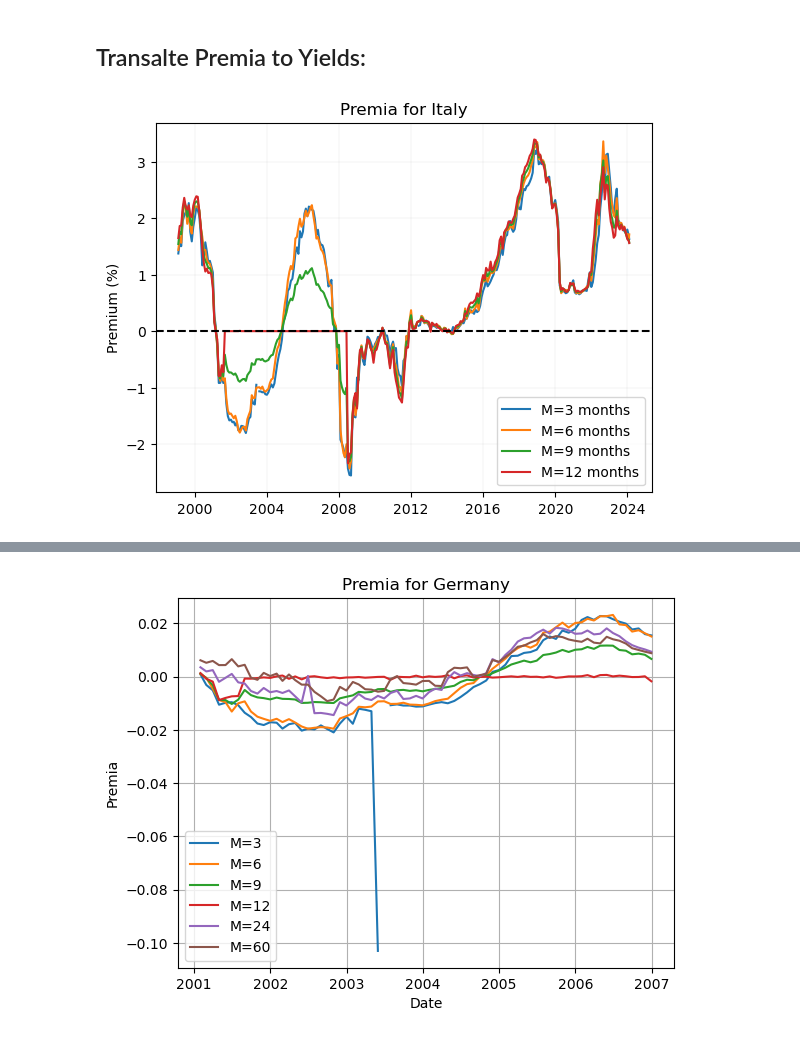
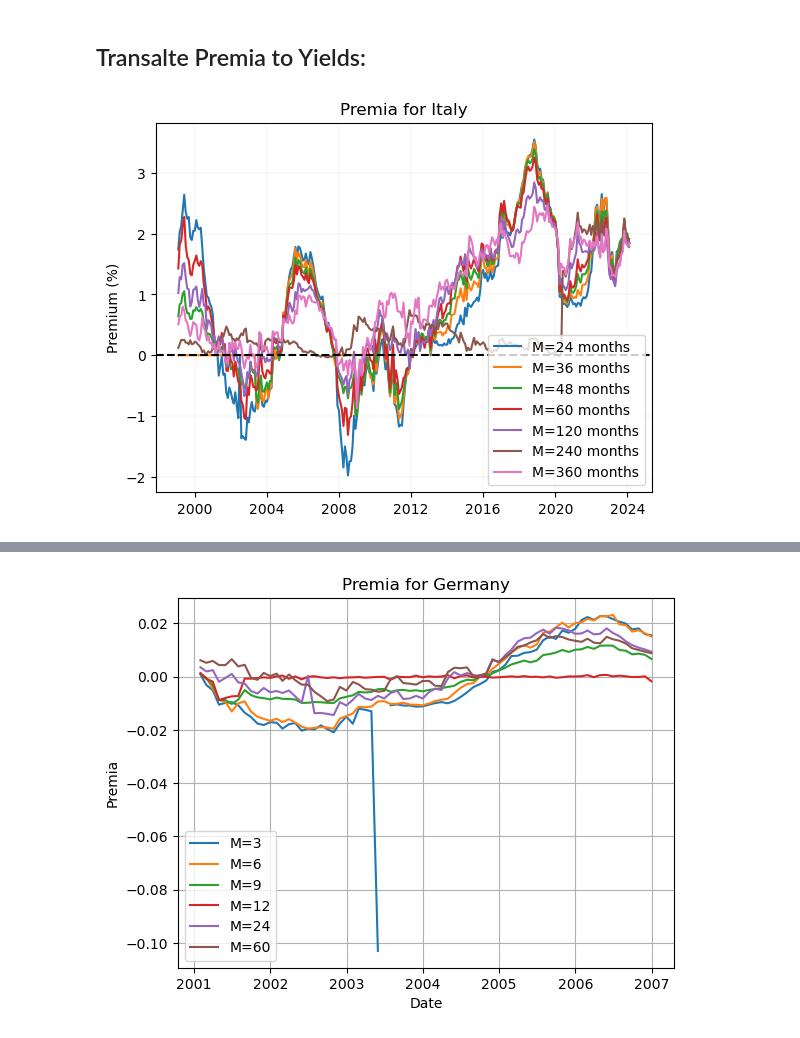
Before and after one commit to angeloahm/Expected_recovery_rates, a Jupyter notebook: Data/computing_premia.ipynb, the cells around one changed output, grey strips where cells are left out. Saved outputs shown, nothing was run; the diff lists cells and outputs as text; code cells hidden in the pictures.

```diff
--- a/Data/computing_premia.ipynb
+++ b/Data/computing_premia.ipynb
@@ -569,35 +569,35 @@ See the ca
 ## Transalte Premia to Yields:
 # %%
 # Compute USD yield for different periods
-Ms = [3, 6, 9, 12]
+Ms = [24,36,48,60,120,240,360]
 for M in Ms:
     aux = compute_USD_yield(M)
     # Transform to yearly yield:
     aux['USD Yearly Yield'] = (1 + aux['USD Monthly Yield'])**12 - 1
     # Drop monthly yield:
     aux = aux.drop(columns=['USD Monthly Yield'])
     aux2 = interpolate_yield(it_yield_df['Date'], it_yield_df, M)
     # Drop yearly yield:
     aux2 = aux2.drop(columns=['Monthly Yield'])
     # Merge the two dataframes:
     aux = pd.merge(aux, aux2, on='Dates')
     # Subtract the two yields:
     aux['Premia'] = (aux['USD Yearly Yield'] - aux['Yearly Yield'])
     # Plot the difference
     plt.plot(aux['Dates'], aux['Premia']*100, label=f'M={M} months')
 
 # Set plot title and grid
 plt.title('Premia for Italy')
 plt.ylabel('Premium (%)')
 plt.grid(linewidth=0.1)
 # Plot a dashed line on zero
 plt.axhline(0, color='black', linestyle='--')
 # Set plot limits and show legend
 #plt.ylim(-0.04, 0.04)
 #plt.xlim(pd.to_datetime('2010-01-01'), pd.to_datetime('2014-01-01'))
 plt.legend()
 plt.show()
 # %% [output]
-[figure, old version]
+[figure, new version]
 # %%
 # Average the premia considering the maturities issued in each year!
```
Also changed, not shown: parts of 8 cells of this notebook, 5 other files.
